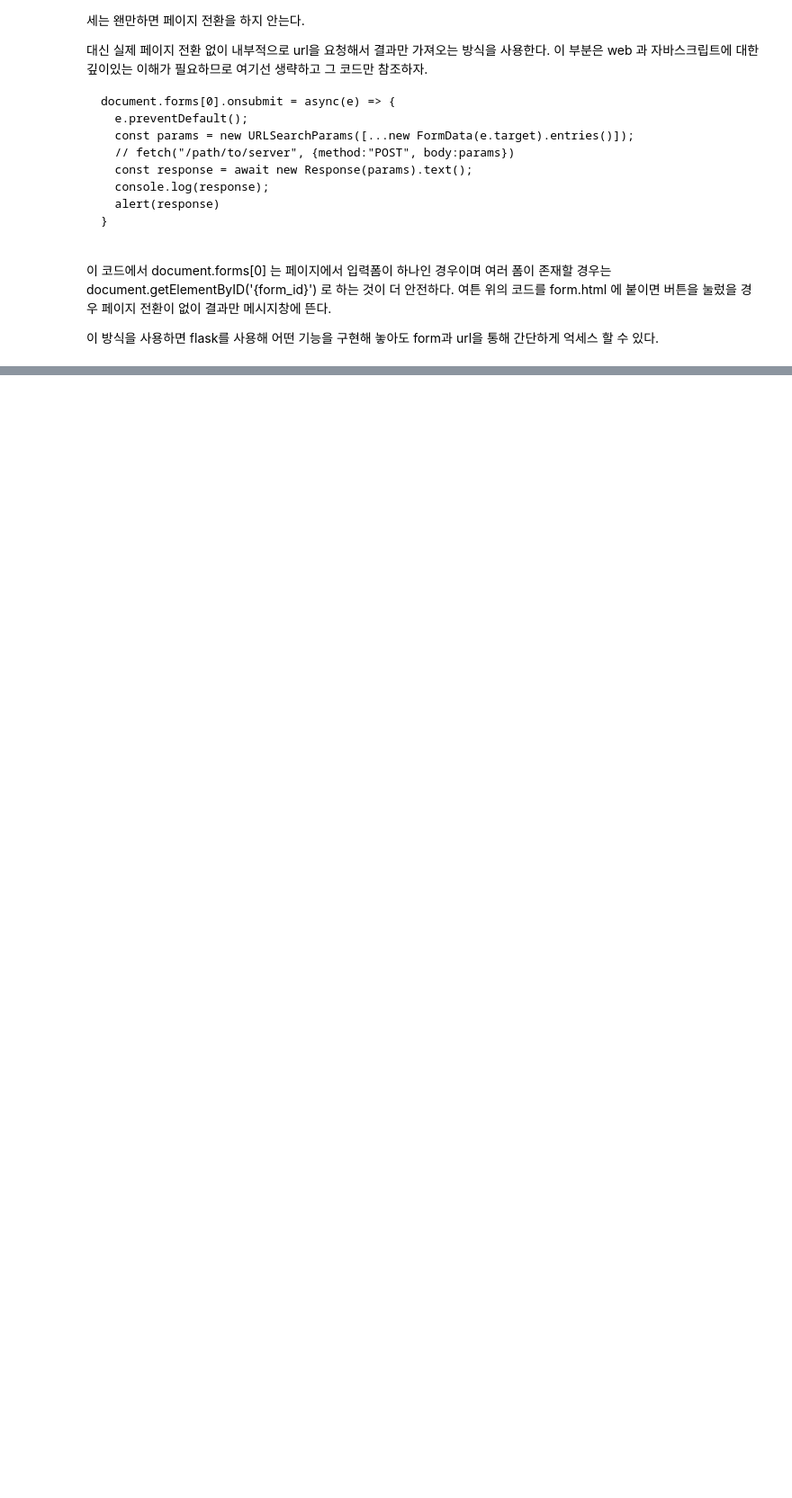
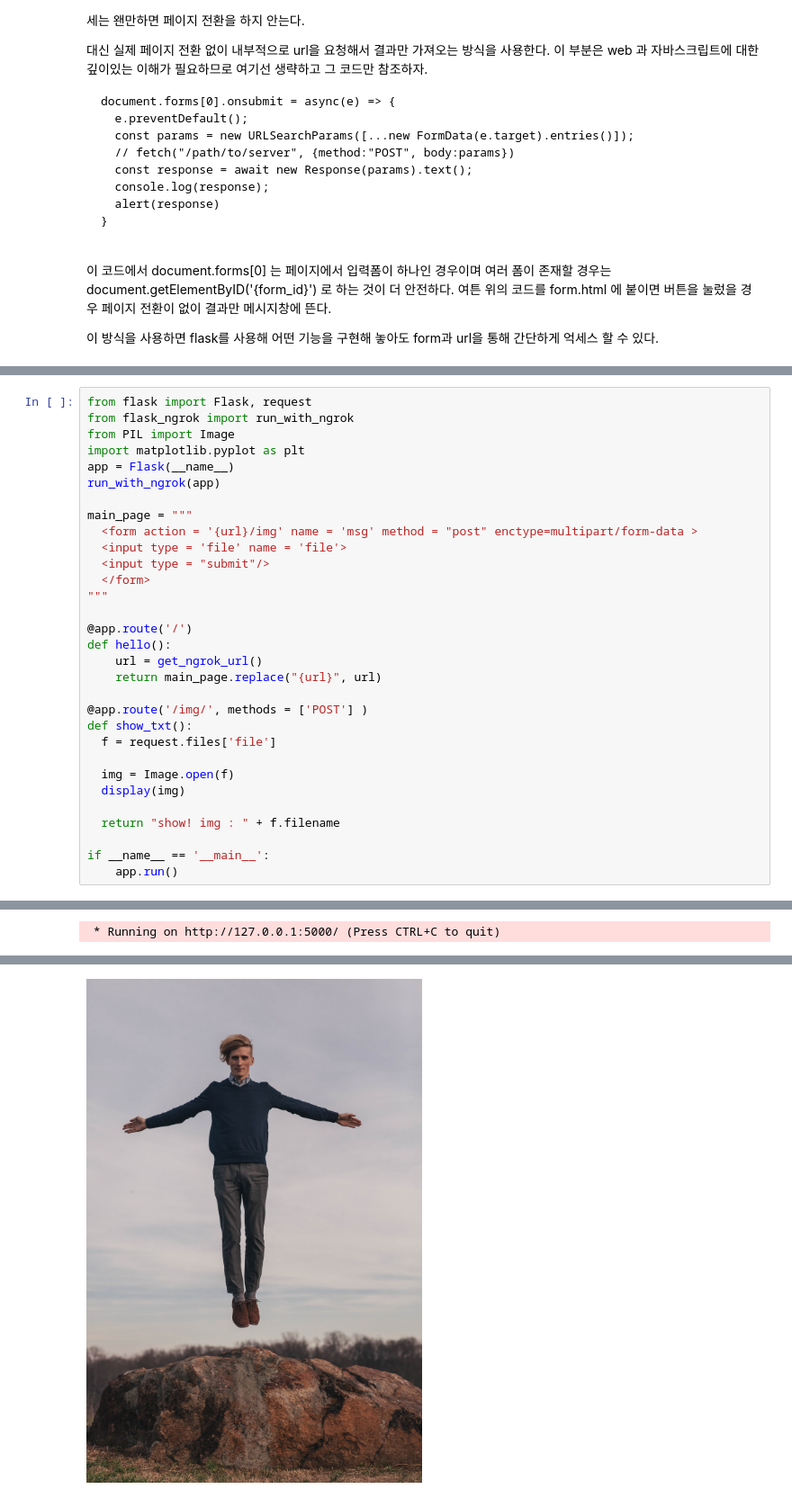
Before and after one commit to decoz/mlclass, a Jupyter notebook: etc/flask.ipynb, the cells around one changed output, grey strips where cells are left out. Shown at 90% size. Drawn from its saved outputs; the diff is of its cells as text; blank space fills up the shorter version.

```diff
--- a/etc/flask.ipynb
+++ b/etc/flask.ipynb
@@ -302,0 +357,32 @@ document.forms[0].onsubmit = async(e) => {
+# %%
+from flask import Flask, request
+from flask_ngrok import run_with_ngrok
+from PIL import Image
+import matplotlib.pyplot as plt
+app = Flask(__name__)
+run_with_ngrok(app)
+
+main_page = """
+  <form action = '{url}/img' name = 'msg' method = "post" enctype=multipart/form-data >
+  <input type = 'file' name = 'file'>
+  <input type = "submit"/>
+  </form>
+"""
+
+@app.route('/')
+def hello():
+    url = get_ngrok_url()
+    return main_page.replace("{url}", url)
+
+@app.route('/img/', methods = ['POST'] )
+def show_txt():
+  f = request.files['file']
+
+  img = Image.open(f)
+  display(img)
+
+  return "show! img : " + f.filename
+
+if __name__ == '__main__':
+    app.run()
+# %% [output]
@@ -302,0 +394 @@ document.forms[0].onsubmit = async(e) => {
+ * Running on http://127.0.0.1:5000/ (Press CTRL+C to quit)
@@ -302,0 +401 @@ document.forms[0].onsubmit = async(e) => {
+[figure, added]
```
Also changed, not shown: parts of 6 cells of this notebook.
